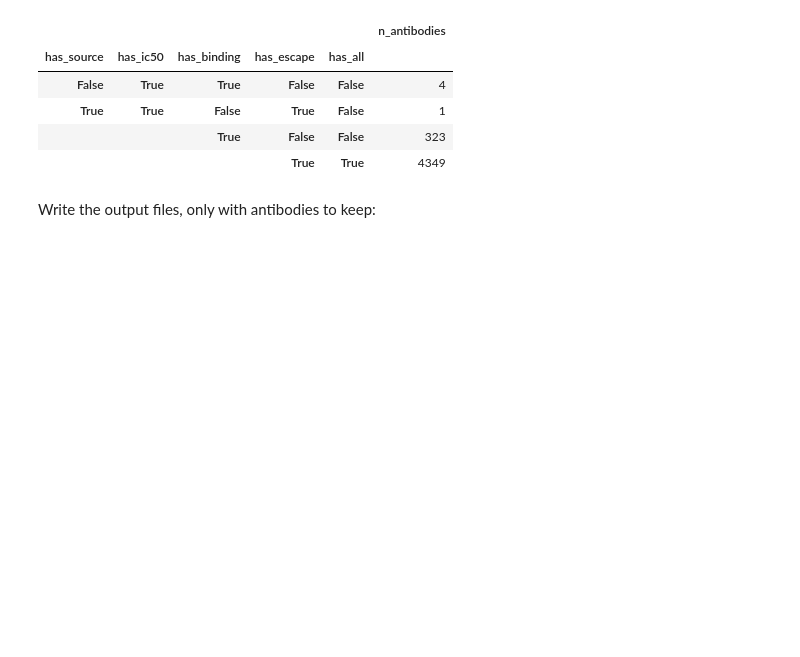
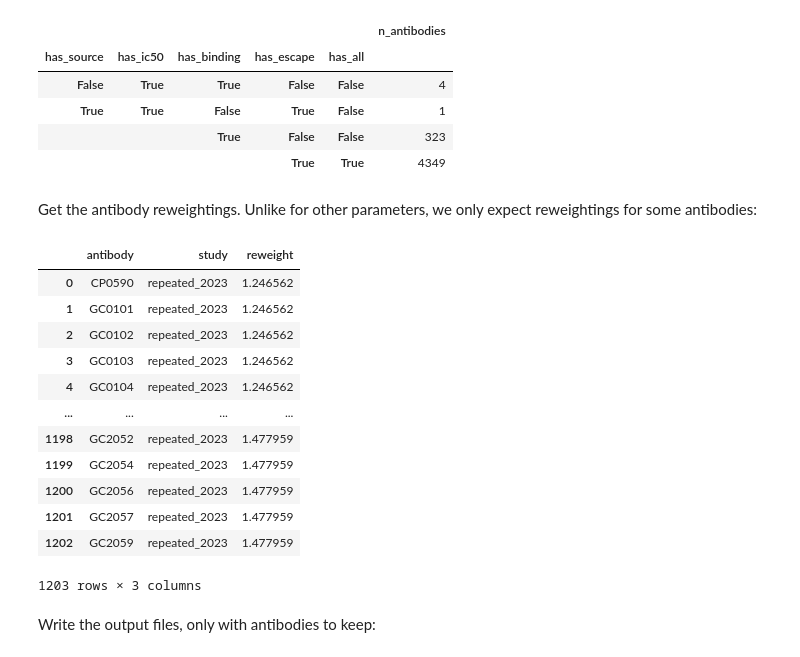
Before and after one commit to jbloomlab/SARS2-RBD-escape-calc, a Jupyter notebook: process_data.ipynb, the cells around one changed output. Cells and saved outputs as stored; diff of their text form; code cells hidden in the pictures; blank space fills up the shorter version.

```diff
--- a/process_data.ipynb
+++ b/process_data.ipynb
@@ -583,6 +706,27 @@ This many antibodies have all measurements:
 | True | True | False | True | False | 1 |
 |  |  | True | False | False | 323 |
 |  |  |  | True | True | 4349 |
+# %% [markdown]
+Get the antibody reweightings.
+Unlike for other parameters, we only expect reweightings for some antibodies:
+# %%
+antibody_reweighting = repeated_2023_reweighting
+
+antibody_reweighting
+# %% [output]
+|  | antibody | study | reweight |
+| 0 | CP0590 | repeated_2023 | 1.246562 |
+| 1 | GC0101 | repeated_2023 | 1.246562 |
+| 2 | GC0102 | repeated_2023 | 1.246562 |
+| 3 | GC0103 | repeated_2023 | 1.246562 |
+| 4 | GC0104 | repeated_2023 | 1.246562 |
+| ... | ... | ... | ... |
+| 1198 | GC2052 | repeated_2023 | 1.477959 |
+| 1199 | GC2054 | repeated_2023 | 1.477959 |
+| 1200 | GC2056 | repeated_2023 | 1.477959 |
+| 1201 | GC2057 | repeated_2023 | 1.477959 |
+| 1202 | GC2059 | repeated_2023 | 1.477959 |
+1203 rows × 3 columns
 # %% [markdown]
 Write the output files, only with antibodies to keep:
 # %%
```
Also changed, not shown: parts of 4 cells of this notebook, 2 other files.
